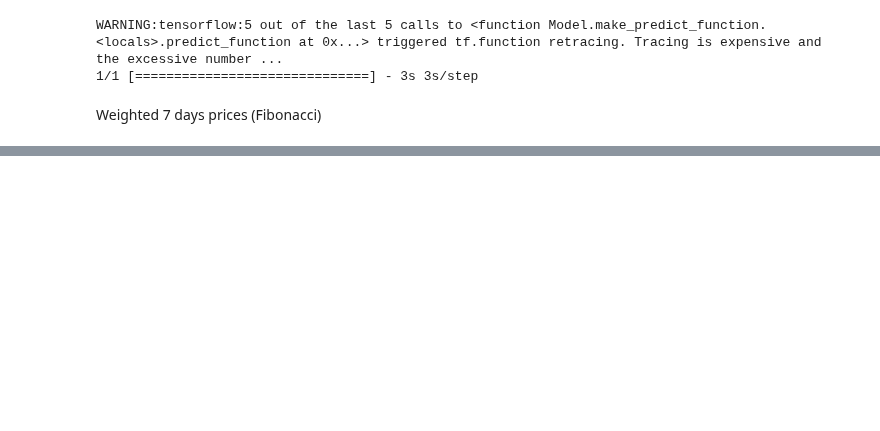
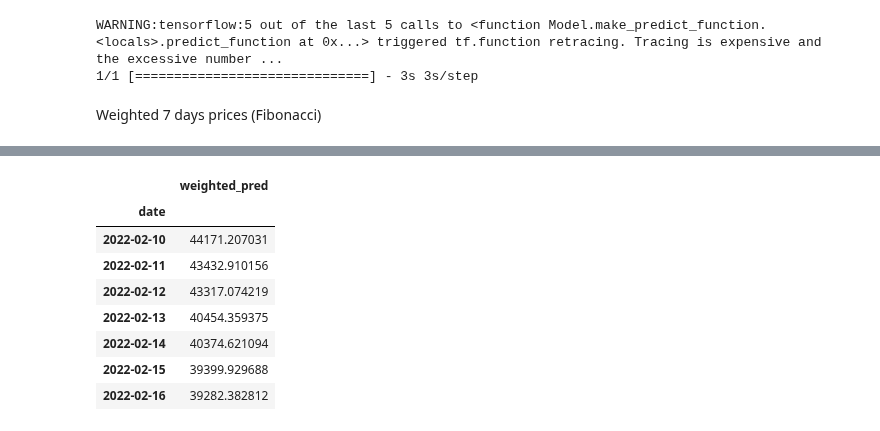
Before and after one commit to aldofranco91/Trading, a Jupyter notebook: Production_Jaime.ipynb, the cells around one changed output, grey strips where cells are left out. Cells and saved outputs as stored; diff of their text form; code cells hidden in the pictures; blank space fills up the shorter version.

```diff
--- a/Production_Jaime.ipynb
+++ b/Production_Jaime.ipynb
@@ -263,3 +258,20 @@ preds
+# %%
+data = {'date': [(end + dt.timedelta(days=x)).strftime("%Y-%m-%d") for x in range(1,7+1)],
+        'weighted_pred': preds.weighted_pred
+        }
+final = pd.DataFrame(data).set_index('date')
+final.to_csv('/content/drive/MyDrive/Trading/preds/preds_' + end.strftime("%Y-%m-%d") + '.csv')
+final
+# %% [output]
+|  | weighted_pred |
+| date |  |
+| 2022-02-10 | 44171.207031 |
+| 2022-02-11 | 43432.910156 |
+| 2022-02-12 | 43317.074219 |
+| 2022-02-13 | 40454.359375 |
+| 2022-02-14 | 40374.621094 |
+| 2022-02-15 | 39399.929688 |
+| 2022-02-16 | 39282.382812 |
 # %%
 fig=plt.figure(figsize=(20, 10))
 plt.axhline(y=df.iloc[-1:].Close.values, label = 'Last close price', color = "r", linestyle='--')
```
Also changed, not shown: parts of 9 cells of this notebook.
